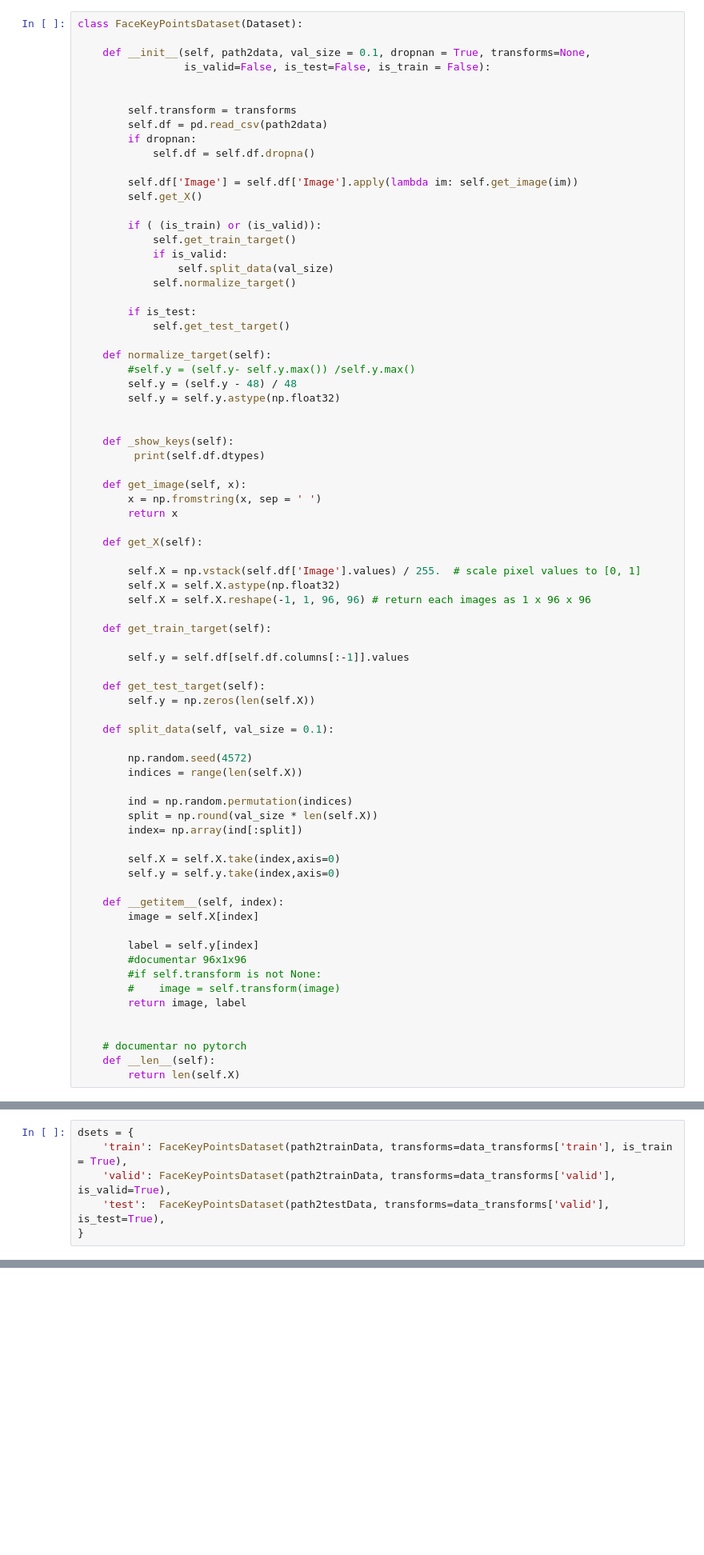
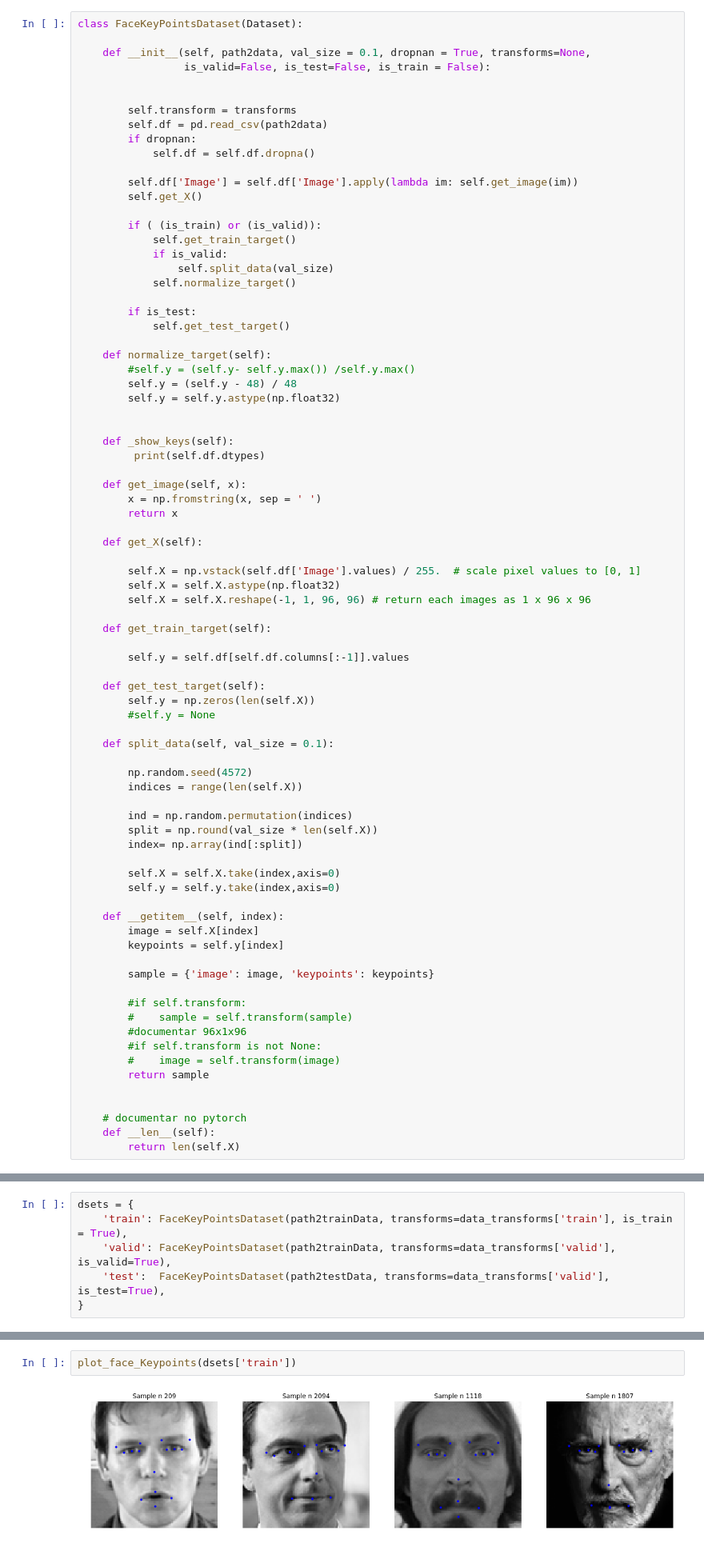
Before and after one commit to RenatoBMLR/Facial_Keypoints_Detection, a Jupyter notebook: Facial_keypoints_detection.ipynb, the cells around one changed output, grey strips where cells are left out. Shown at 80% size. Saved outputs shown, nothing was run; the diff lists cells and outputs as text; blank space fills up the shorter version.

Commit message:
created fucntion to plot Face Keypoints

```diff
--- a/Facial_keypoints_detection.ipynb
+++ b/Facial_keypoints_detection.ipynb
@@ -84,6 +85,7 @@ class FaceKeyPointsDataset(Dataset):
 
     def get_test_target(self):
         self.y = np.zeros(len(self.X))
+        #self.y = None
 
     def split_data(self, val_size = 0.1):
 
@@ -99,12 +101,16 @@ class FaceKeyPointsDataset(Dataset):
 
     def __getitem__(self, index):
         image = self.X[index]
+        keypoints = self.y[index]
 
-        label = self.y[index]
+        sample = {'image': image, 'keypoints': keypoints}
+
+        #if self.transform:
+        #    sample = self.transform(sample)
         #documentar 96x1x96
         #if self.transform is not None:
         #    image = self.transform(image)
-        return image, label
+        return sample
 
 
     # documentar no pytorch
@@ -184,3 +205,7 @@ for i in range(0, 4):
+# %%
+plot_face_Keypoints(dsets['train'])
+# %% [output]
+[figure, added]
 # %%
 nb_out = 30
 # %%
```
Also changed, not shown: parts of 11 cells of this notebook.
